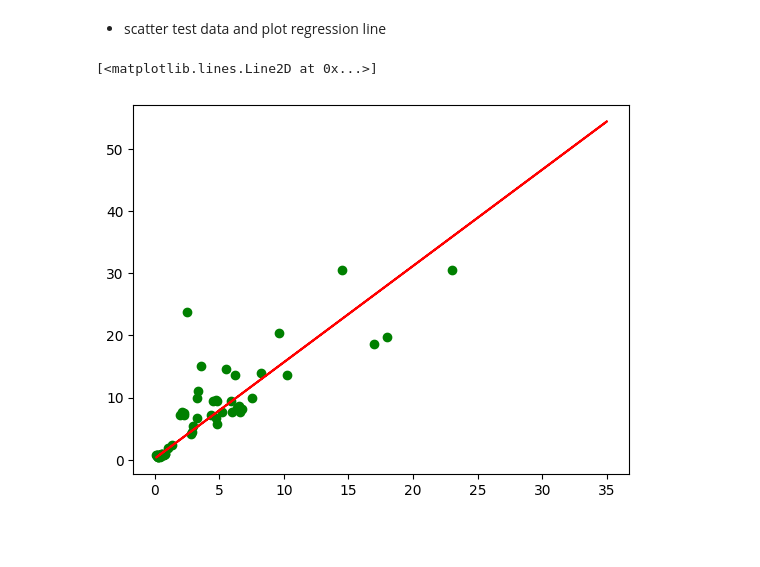
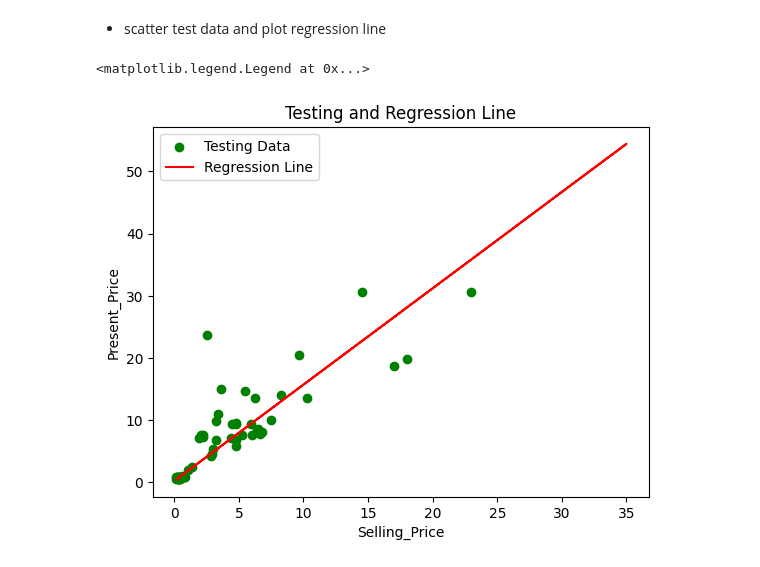
Before and after one commit to ElMehdiEssakhi/Gradient-Descent-Linear-Regression, a Jupyter notebook: LRML.ipynb, the cells around one changed output. Drawn from its saved outputs; the diff is of its cells as text; code cells hidden in the pictures; blank space fills up the shorter version.

```diff
--- a/LRML.ipynb
+++ b/LRML.ipynb
@@ -115,6 +124,10 @@ For x=3.35, predicted y=5.367242831136326, actual y=11.0
 # %%
 plt.scatter(x_test,y_test,color='green',label='Testing Data')
 plt.plot(x_train, a*x_train + b, color='red', label='Regression Line')
+plt.xlabel('Selling_Price')
+plt.ylabel('Present_Price')
+plt.title('Testing and Regression Line')
+plt.legend()
 # %% [output]
-[<matplotlib.lines.Line2D at 0x...>]
+<matplotlib.legend.Legend at 0x...>
-[figure, old version]
+[figure, new version]
```
Also changed, not shown: parts of 3 cells of this notebook.
